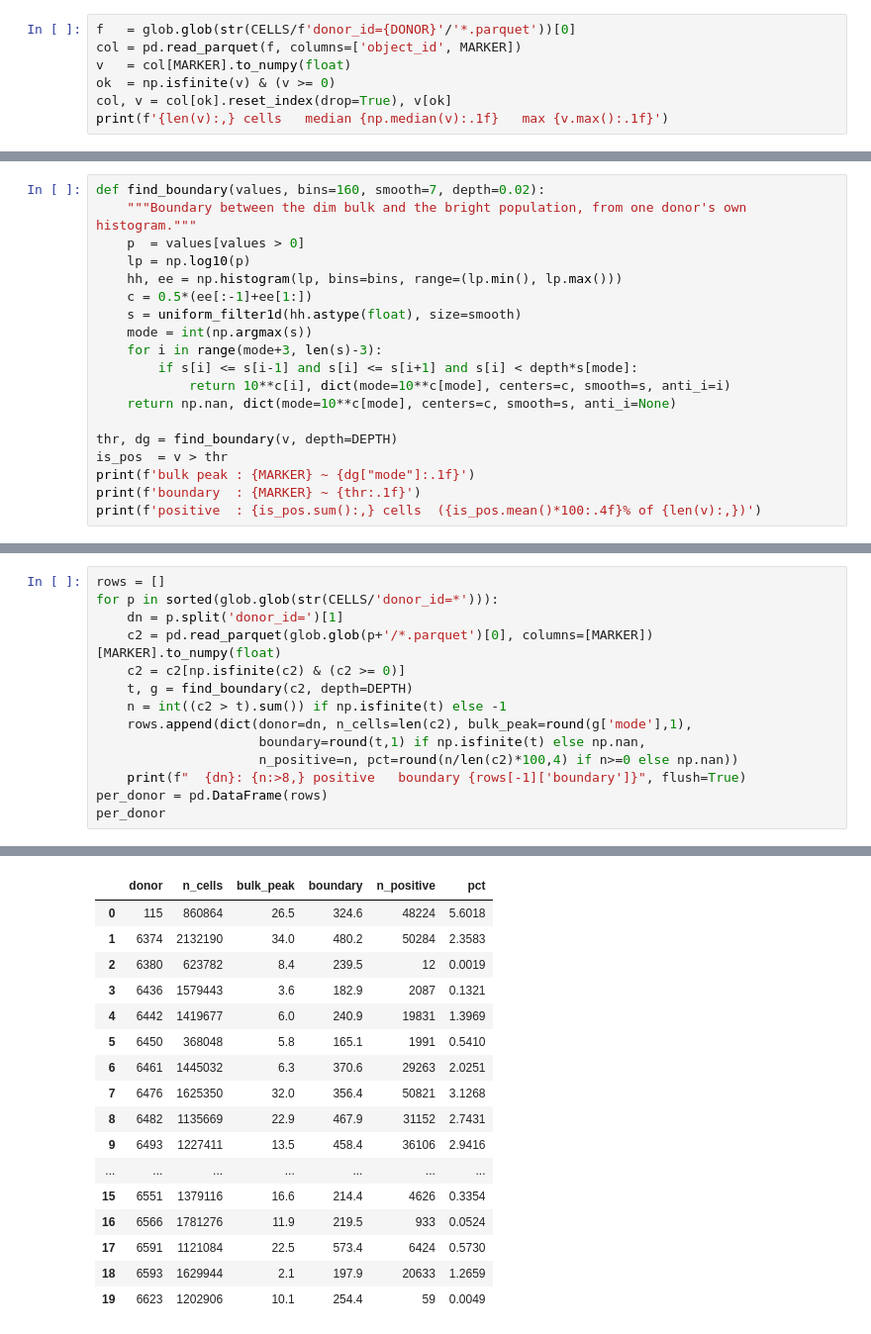
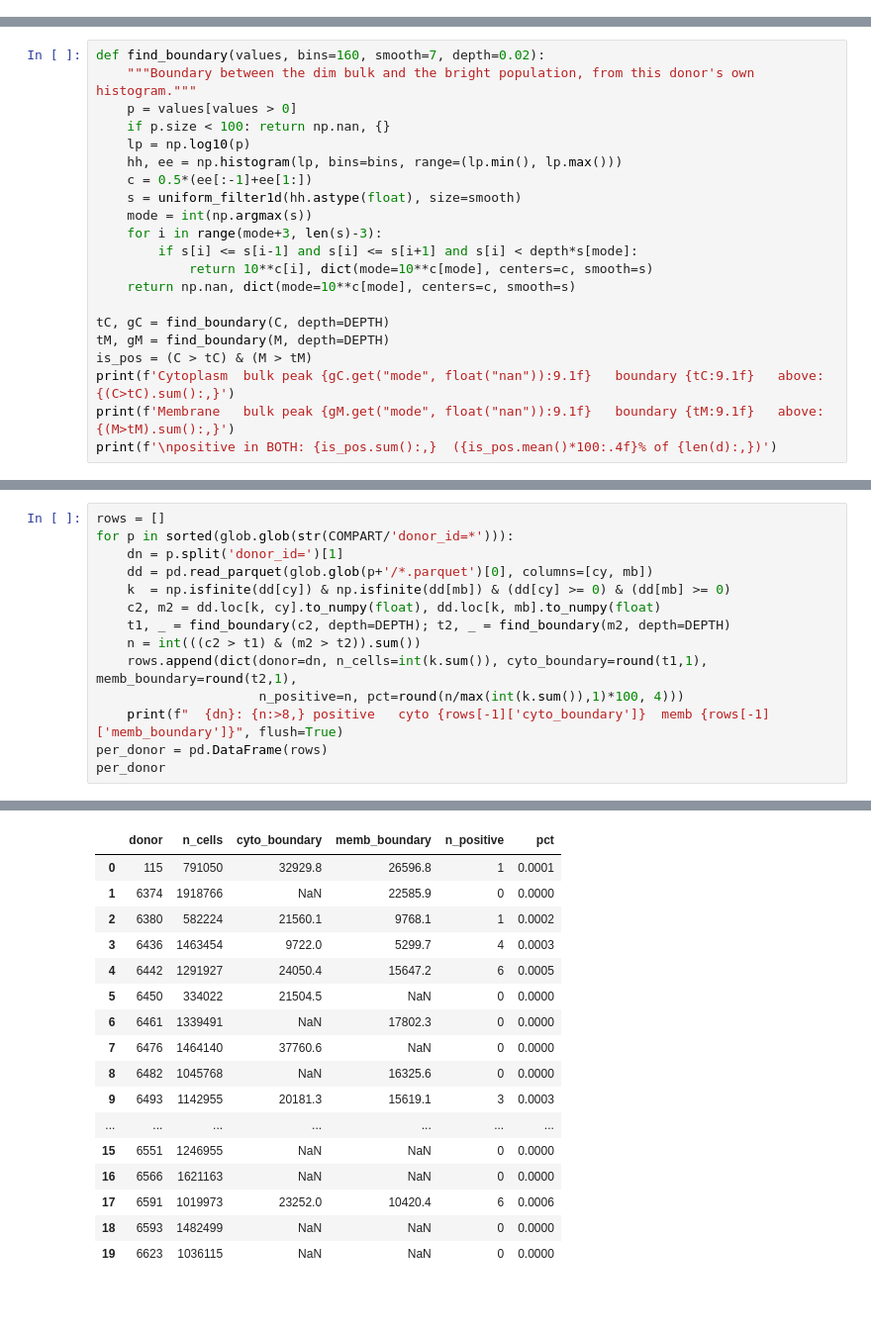
Before and after one commit to smith6jt-cop/Phenocycler_Analysis, a Jupyter notebook: notebooks/03_restore_normalize.ipynb, the cells around one changed output, grey strips where cells are left out. Shown at 99% size. Drawn from its saved outputs; the diff is of its cells as text; blank space fills up the shorter version.

```diff
--- a/notebooks/03_restore_normalize.ipynb
+++ b/notebooks/03_restore_normalize.ipynb
@@ -36,7 +34,0 @@ cells: /home/smith6jt/IO60panc2nd/Islet-Explorer-Senior/data/cells_redsea
-# %%
-f   = glob.glob(str(CELLS/f'donor_id={DONOR}'/'*.parquet'))[0]
-col = pd.read_parquet(f, columns=['object_id', MARKER])
-v   = col[MARKER].to_numpy(float)
-ok  = np.isfinite(v) & (v >= 0)
-col, v = col[ok].reset_index(drop=True), v[ok]
-print(f'{len(v):,} cells   median {np.median(v):.1f}   max {v.max():.1f}')
@@ -82,7 +85,8 @@ the boundary. Lower it if the call is too permissive, raise it if too strict.
 # %%
 def find_boundary(values, bins=160, smooth=7, depth=0.02):
-    """Boundary between the dim bulk and the bright population, from one donor's own histogram."""
-    p  = values[values > 0]
+    """Boundary between the dim bulk and the bright population, from this donor's own histogram."""
+    p = values[values > 0]
+    if p.size < 100: return np.nan, {}
     lp = np.log10(p)
     hh, ee = np.histogram(lp, bins=bins, range=(lp.min(), lp.max()))
     c = 0.5*(ee[:-1]+ee[1:])
@@ -90,12 +94,13 @@ def find_boundary(values, bins=160, smooth=7, depth=0.02):
     mode = int(np.argmax(s))
     for i in range(mode+3, len(s)-3):
         if s[i] <= s[i-1] and s[i] <= s[i+1] and s[i] < depth*s[mode]:
-            return 10**c[i], dict(mode=10**c[mode], centers=c, smooth=s, anti_i=i)
-    return np.nan, dict(mode=10**c[mode], centers=c, smooth=s, anti_i=None)
+            return 10**c[i], dict(mode=10**c[mode], centers=c, smooth=s)
+    return np.nan, dict(mode=10**c[mode], centers=c, smooth=s)
 
-thr, dg = find_boundary(v, depth=DEPTH)
-is_pos  = v > thr
-print(f'bulk peak : {MARKER} ~ {dg["mode"]:.1f}')
-print(f'boundary  : {MARKER} ~ {thr:.1f}')
-print(f'positive  : {is_pos.sum():,} cells  ({is_pos.mean()*100:.4f}% of {len(v):,})')
+tC, gC = find_boundary(C, depth=DEPTH)
+tM, gM = find_boundary(M, depth=DEPTH)
+is_pos = (C > tC) & (M > tM)
+print(f'Cytoplasm  bulk peak {gC.get("mode", float("nan")):9.1f}   boundary {tC:9.1f}   above: {(C>tC).sum():,}')
+print(f'Membrane   bulk peak {gM.get("mode", float("nan")):9.1f}   boundary {tM:9.1f}   above: {(M>tM).sum():,}')
+print(f'\npositive in BOTH: {is_pos.sum():,}  ({is_pos.mean()*100:.4f}% of {len(d):,})')
 # %% [output]
@@ -145,15 +148,15 @@ biological edge. The **count** is free to vary — that is the biology.
 # %%
 rows = []
-for p in sorted(glob.glob(str(CELLS/'donor_id=*'))):
+for p in sorted(glob.glob(str(COMPART/'donor_id=*'))):
     dn = p.split('donor_id=')[1]
-    c2 = pd.read_parquet(glob.glob(p+'/*.parquet')[0], columns=[MARKER])[MARKER].to_numpy(float)
-    c2 = c2[np.isfinite(c2) & (c2 >= 0)]
-    t, g = find_boundary(c2, depth=DEPTH)
-    n = int((c2 > t).sum()) if np.isfinite(t) else -1
-    rows.append(dict(donor=dn, n_cells=len(c2), bulk_peak=round(g['mode'],1),
-                     boundary=round(t,1) if np.isfinite(t) else np.nan,
-                     n_positive=n, pct=round(n/len(c2)*100,4) if n>=0 else np.nan))
-    print(f"  {dn}: {n:>8,} positive   boundary {rows[-1]['boundary']}", flush=True)
+    dd = pd.read_parquet(glob.glob(p+'/*.parquet')[0], columns=[cy, mb])
+    k  = np.isfinite(dd[cy]) & np.isfinite(dd[mb]) & (dd[cy] >= 0) & (dd[mb] >= 0)
+    c2, m2 = dd.loc[k, cy].to_numpy(float), dd.loc[k, mb].to_numpy(float)
+    t1, _ = find_boundary(c2, depth=DEPTH); t2, _ = find_boundary(m2, depth=DEPTH)
+    n = int(((c2 > t1) & (m2 > t2)).sum())
+    rows.append(dict(donor=dn, n_cells=int(k.sum()), cyto_boundary=round(t1,1), memb_boundary=round(t2,1),
+                     n_positive=n, pct=round(n/max(int(k.sum()),1)*100, 4)))
+    print(f"  {dn}: {n:>8,} positive   cyto {rows[-1]['cyto_boundary']}  memb {rows[-1]['memb_boundary']}", flush=True)
 per_donor = pd.DataFrame(rows)
 per_donor
 # %% [output]
@@ -180,19 +183,19 @@ per_donor
-|  | donor | n_cells | bulk_peak | boundary | n_positive | pct |
-| 0 | 115 | 860864 | 26.5 | 324.6 | 48224 | 5.6018 |
-| 1 | 6374 | 2132190 | 34.0 | 480.2 | 50284 | 2.3583 |
-| 2 | 6380 | 623782 | 8.4 | 239.5 | 12 | 0.0019 |
-| 3 | 6436 | 1579443 | 3.6 | 182.9 | 2087 | 0.1321 |
-| 4 | 6442 | 1419677 | 6.0 | 240.9 | 19831 | 1.3969 |
-| 5 | 6450 | 368048 | 5.8 | 165.1 | 1991 | 0.5410 |
-| 6 | 6461 | 1445032 | 6.3 | 370.6 | 29263 | 2.0251 |
-| 7 | 6476 | 1625350 | 32.0 | 356.4 | 50821 | 3.1268 |
-| 8 | 6482 | 1135669 | 22.9 | 467.9 | 31152 | 2.7431 |
-| 9 | 6493 | 1227411 | 13.5 | 458.4 | 36106 | 2.9416 |
+|  | donor | n_cells | cyto_boundary | memb_boundary | n_positive | pct |
+| 0 | 115 | 791050 | 32929.8 | 26596.8 | 1 | 0.0001 |
+| 1 | 6374 | 1918766 | NaN | 22585.9 | 0 | 0.0000 |
+| 2 | 6380 | 582224 | 21560.1 | 9768.1 | 1 | 0.0002 |
+| 3 | 6436 | 1463454 | 9722.0 | 5299.7 | 4 | 0.0003 |
+| 4 | 6442 | 1291927 | 24050.4 | 15647.2 | 6 | 0.0005 |
+| 5 | 6450 | 334022 | 21504.5 | NaN | 0 | 0.0000 |
+| 6 | 6461 | 1339491 | NaN | 17802.3 | 0 | 0.0000 |
+| 7 | 6476 | 1464140 | 37760.6 | NaN | 0 | 0.0000 |
+| 8 | 6482 | 1045768 | NaN | 16325.6 | 0 | 0.0000 |
+| 9 | 6493 | 1142955 | 20181.3 | 15619.1 | 3 | 0.0003 |
 | ... | ... | ... | ... | ... | ... | ... |
-| 15 | 6551 | 1379116 | 16.6 | 214.4 | 4626 | 0.3354 |
-| 16 | 6566 | 1781276 | 11.9 | 219.5 | 933 | 0.0524 |
-| 17 | 6591 | 1121084 | 22.5 | 573.4 | 6424 | 0.5730 |
-| 18 | 6593 | 1629944 | 2.1 | 197.9 | 20633 | 1.2659 |
-| 19 | 6623 | 1202906 | 10.1 | 254.4 | 59 | 0.0049 |
+| 15 | 6551 | 1246955 | NaN | NaN | 0 | 0.0000 |
+| 16 | 6566 | 1621163 | NaN | NaN | 0 | 0.0000 |
+| 17 | 6591 | 1019973 | 23252.0 | 10420.4 | 6 | 0.0006 |
+| 18 | 6593 | 1482499 | NaN | NaN | 0 | 0.0000 |
+| 19 | 6623 | 1036115 | NaN | NaN | 0 | 0.0000 |
 # %%
 fig, ax = plt.subplots(1,2, figsize=(13,4))
```
Also changed, not shown: parts of 23 cells of this notebook, 5 other files.
